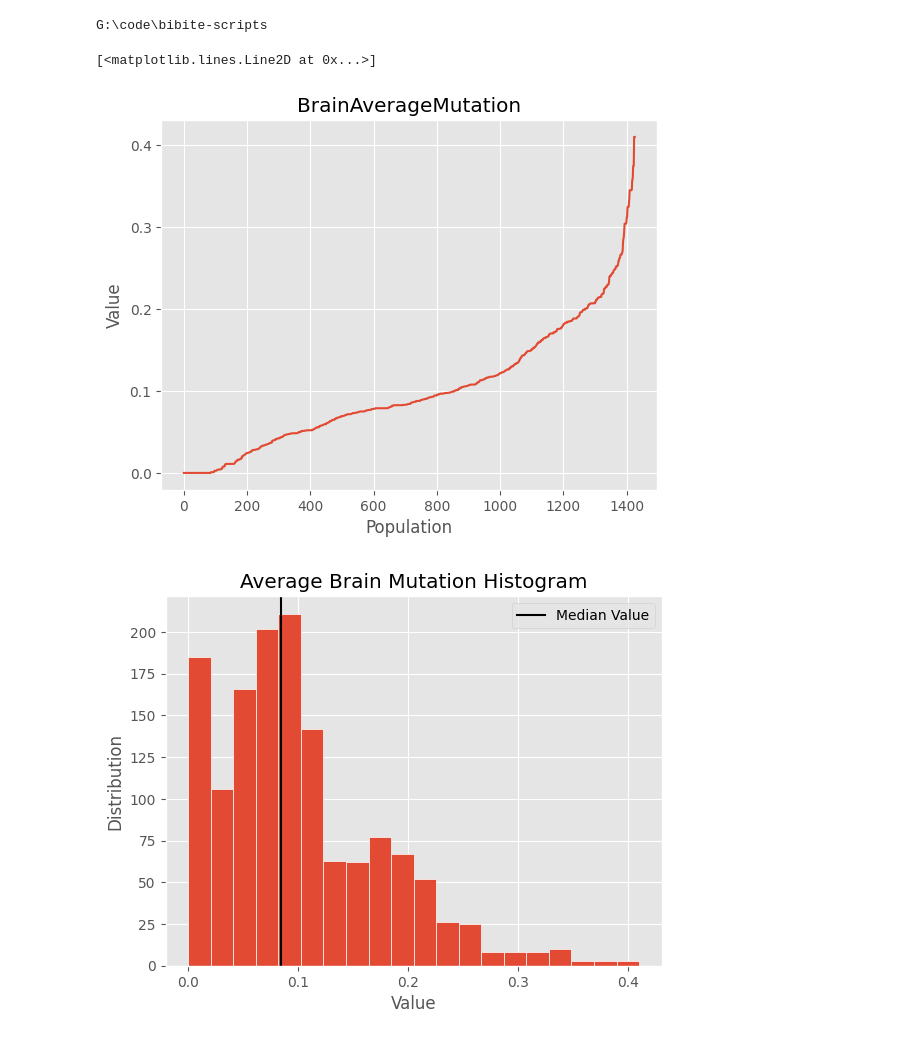
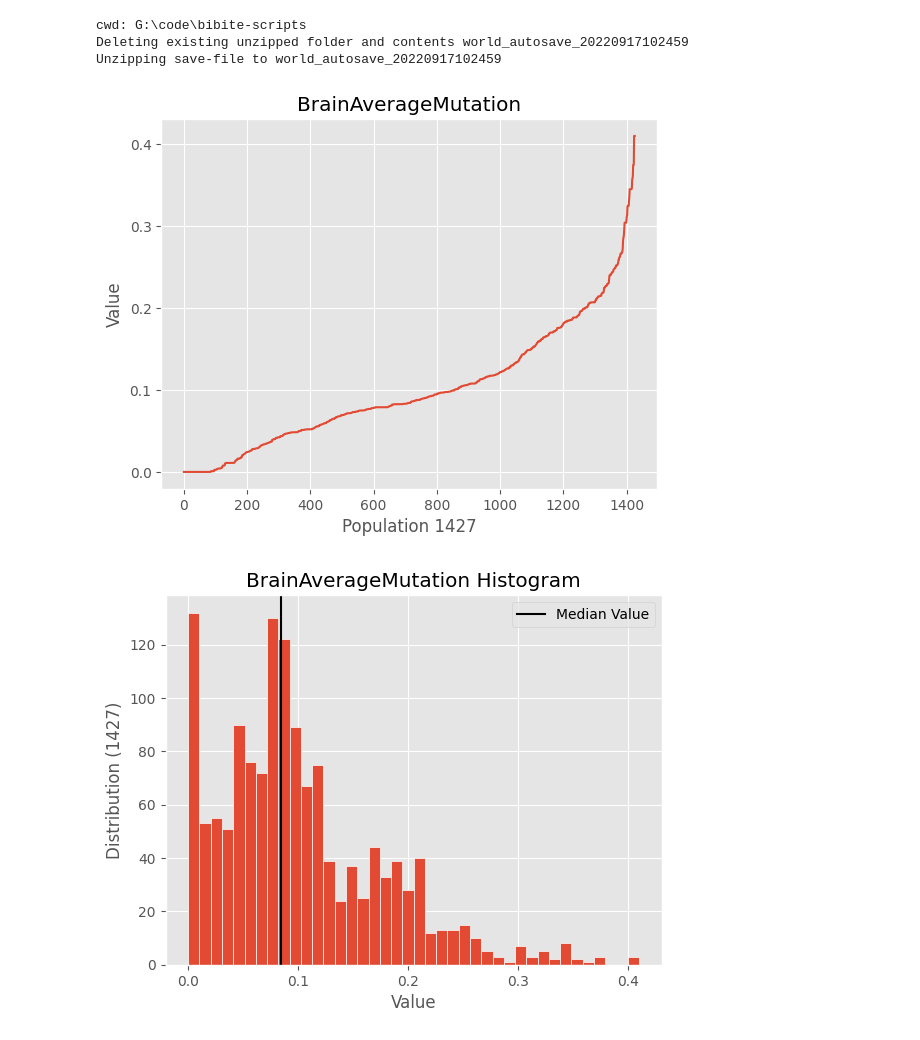
Before and after one commit to jlafayette/bibite-scripts, a Jupyter notebook: graph.ipynb, the cells around one changed output. Drawn from its saved outputs; the diff is of its cells as text; code cells hidden in the pictures.

Commit message:
Update graphing notebook

```diff
--- a/graph.ipynb
+++ b/graph.ipynb
@@ -11,18 +1,21 @@ print(bb)
 # %%
-def unzip_save(src: Path, dst: Path) -> None:
-    if dst.exists():
-        print(f"Deleting folder and contents {dst.name}...")
-        shutil.rmtree(dst)
-    with zipfile.ZipFile(src, 'r') as zip_ref:
-        zip_ref.extractall(dst)
+import os
+import zipfile
+import shutil
+from pathlib import Path
+
+root = Path(os.getcwd()).absolute()
+print(f"cwd: {root}")
+src = root / "world_autosave_20220917102459.zip"
+dst = src.parent / f"{src.stem}"
+
+if dst.exists():
+    print(f"Deleting existing unzipped folder and contents {dst.name}")
+    shutil.rmtree(dst)
+with zipfile.ZipFile(src, 'r') as zip_ref:
+    print(f"Unzipping save-file to {dst.name}")
+    zip_ref.extractall(dst)
+# %% [output]
+cwd: G:\code\bibite-scripts
+Deleting existing unzipped folder and contents world_autosave_20220917102459
+Unzipping save-file to world_autosave_20220917102459
-# %%
-import os
-
-root = Path(os.getcwd()).absolute()
-print(root)
-src = root / "world_autosave_20220917102459.zip"
-dst = root / f"{src.stem}"
-if not dst.exists():
-    unzip_save(src, dst)
-# %% [output]
-G:\code\bibite-scripts
@@ -35,7 +22,12 @@ plt.style.use('ggplot')
 # %%
+import bibite_scripts as bb
+
 bibites = []
 for bf in (dst / "bibites").iterdir():
     data = bb.bb8.read(bf)
     bibites.append(data)
-mut_sigma = np.array([x["genes"]["genes"]["BrainMutationSigma"] for x in bibites])
-avg_mut = np.array([x["genes"]["genes"]["BrainAverageMutation"] for x in bibites])
+
+import numpy as np
+
+def get_gene_array(name: str):
+    return np.array([x["genes"]["genes"][name] for x in bibites])
@@ -42,21 +46,18 @@ avg_mut = np.array([x["genes"]["genes"]["BrainAverageMutation"] for x in bibites
 # %%
-plt.title("BrainAverageMutation")
-plt.xlabel("Population")
-plt.ylabel("Value")
-plt.plot(np.sort(avg_mut))
+plot_gene("BrainAverageMutation")
 # %% [output]
-[<matplotlib.lines.Line2D at 0x...>]
-[figure, old version]
+[figure, new version]
 # %%
-def hist(ar, name="", bins=20):
-    plt.hist(ar, bins=bins, edgecolor='white')
-    plt.axvline(np.median(ar), color='black', label="Median Value")
+def hist(name, bins=20):
+    a = get_gene_array(name)
+    plt.hist(a, bins=bins, edgecolor='white')
+    plt.axvline(np.median(a), color='black', label="Median Value")
     plt.xlabel("Value")
-    plt.ylabel("Distribution")
+    plt.ylabel(f"Distribution ({len(a)})")
     plt.title(f"{name} Histogram")
     plt.legend()
     plt.show()
-hist(avg_mut, "Average Brain Mutation")
+hist("BrainAverageMutation", bins=40)
 # %% [output]
-[figure, old version]
+[figure, new version]
 # %%
```
Also changed, not shown: parts of 7 cells of this notebook.
